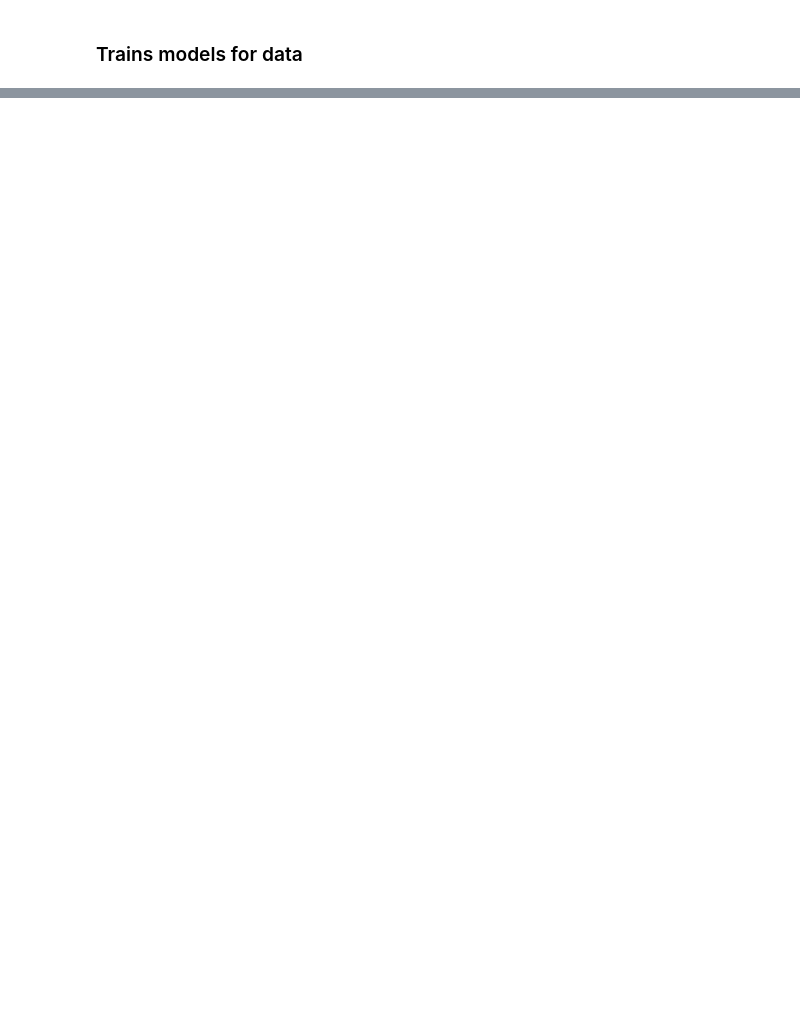
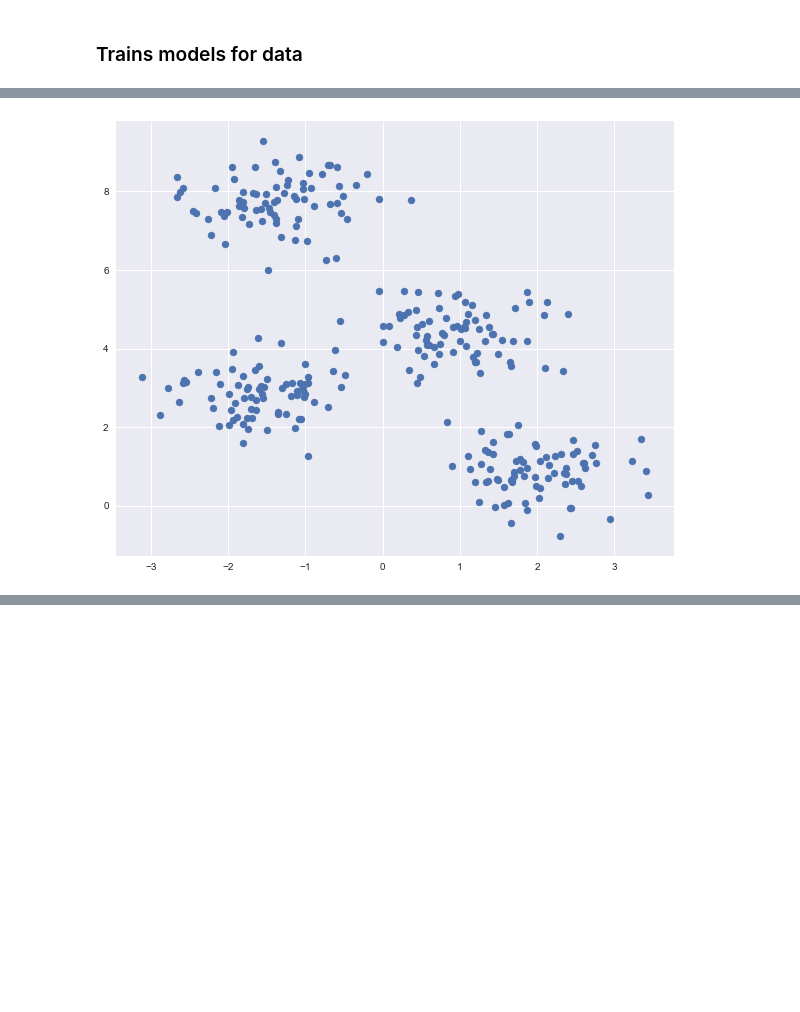
Before and after one commit to stonefollari/champs, a Jupyter notebook: src.ipynb, the cells around one changed output, grey strips where cells are left out. Cells and saved outputs as stored; diff of their text form; code cells hidden in the pictures; blank space fills up the shorter version.

```diff
--- a/src.ipynb
+++ b/src.ipynb
@@ -230,0 +263,8 @@ evaluate_models()
+# %%
+from sklearn.datasets.samples_generator import make_blobs
+XX, yy = make_blobs(n_samples=300, centers=4,
+                  random_state=0, cluster_std=0.60)
+plt.figure(figsize=(10,8))
+plt.scatter(XX[:, 0], XX[:, 1], s=50);
+# %% [output]
+[figure, added]
```
Also changed, not shown: parts of 11 cells of this notebook.
